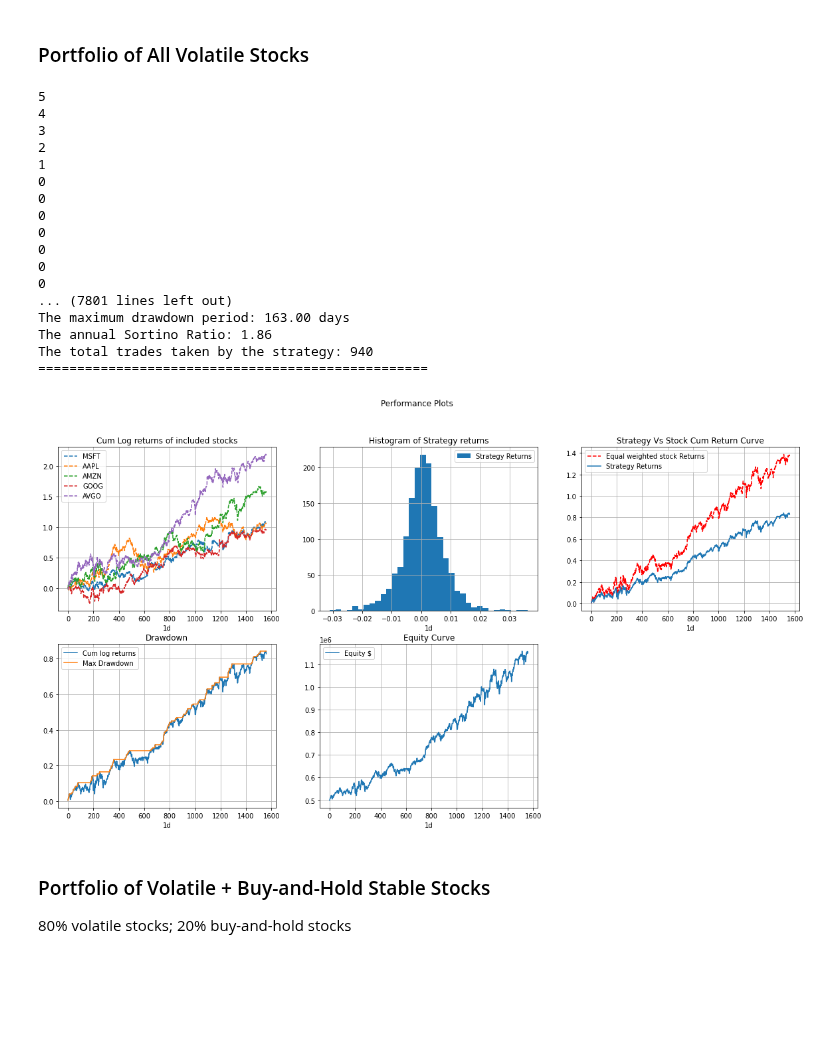
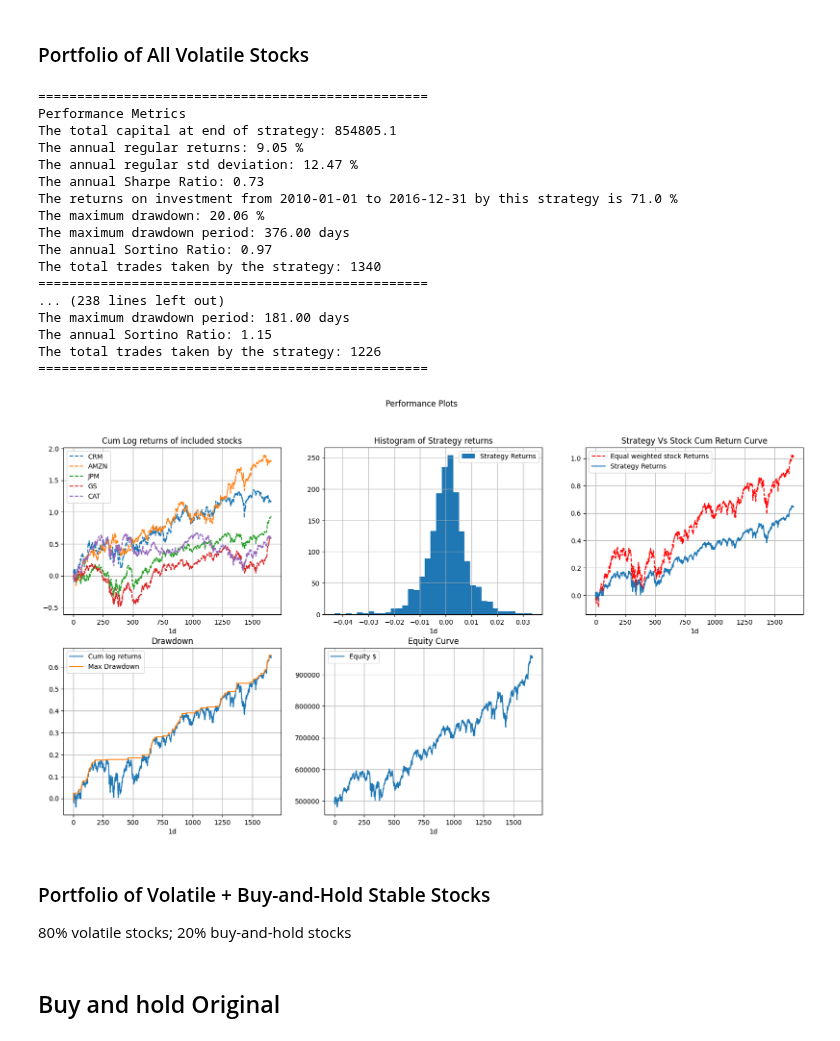
Before and after one commit to pehper/IS4226, a Jupyter notebook: final_strategy.ipynb, the cells around one changed output. Cells and saved outputs as stored; diff of their text form; code cells hidden in the pictures; blank space fills up the shorter version.

Commit message:
Split into tuned and untuned
Buy and hold randomCV seems off (return %)

```diff
--- a/final_strategy.ipynb
+++ b/final_strategy.ipynb
@@ -20,0 +23,26 @@ from itertools import product
+# %%
+import yfinance as yf
+import numpy as np
+
+# Define the date range covering both training and testing periods
+start_date = "2010-01-01"
+end_date = "2019-12-31"
+
+# List of stocks to analyze
+trading_stocks = ['CRM', 'AMZN', 'JPM', 'GS', 'CAT']
+
+# Function to calculate average log returns over the entire period
+def calculate_average_log_return(stock, start_date, end_date):
+    data = yf.download(stock, start=start_date, end=end_date)['Adj Close']
+    log_returns = np.log(data / data.shift(1)).dropna()
+    avg_log_return = log_returns.mean()
+    return avg_log_return
+
+# Calculate average log return for each stock
+avg_log_returns = {stock: calculate_average_log_return(stock, start_date, end_date) for stock in trading_stocks}
+
+# Identify the best stock to hold (highest average log return)
+best_stock_to_hold = max(avg_log_returns, key=avg_log_returns.get)
+
+# Output the best stock to hold
+print(f"The best stock to hold (HODL) is: {best_stock_to_hold}")
@@ -542,19 +928,19 @@ class All_volatile(Common_Class):
         curr_atr = self.all_data['{}'.format(stock)]['ATR'].iloc[bar]
         date, price = self.return_date_price(bar, stock)
         num_of_stocks_with_no_position = sum(1 for value in self.position.values() if value == 0)
-        print(num_of_stocks_with_no_position)
+        #print(num_of_stocks_with_no_position)
         if num_of_stocks_with_no_position != 0:
           amount_to_trade = self.capital / num_of_stocks_with_no_position
         else:
           amount_to_trade = self.capital / len(self.position)
 
         if self.position['{}'.format(stock)] == 1:
-          if price >= tp or price <= sl: # check if price > take profit or < stop loss
+          if price >= tp or price <= sl: # check if price >= take profit or <= stop loss
             self.sell_order(bar,stock, quantity = self.quantity['{}'.format(stock)]) # clear order
             self.position['{}'.format(stock)] = 0 # reduce position to 0
 
         if self.position['{}'.format(stock)] == -1:
-          if price <= tp or price >= sl: # check if price < take profit or > stop loss
+          if price <= tp or price >= sl: # check if price <= take profit or >= stop loss
             self.buy_order(bar,stock, quantity = -self.quantity['{}'.format(stock)]) # clear order
             self.position['{}'.format(stock)] = 0 # reduce position to 0
 
@@ -695,7 +1081,7 @@ if __name__ == "__main__":
     testing_start = "2017-01-01"
     testing_end = "2019-12-31"
 
-    trading_stocks = ['MSFT', 'AAPL', 'AMZN', 'GOOG', 'AVGO']
+    trading_stocks = ['CRM', 'AMZN', 'JPM', 'GS', 'CAT']
     hodl_stocks = []
 
     # Create an instance of the strategy class
@@ -705,55 +1091,57 @@ if __name__ == "__main__":
     param_grid = {
       'ema_window': [100, 150, 200],
       'bb_window': [15, 20, 25],
       'bb_dev': [1, 1.5, 2, 3],
       'atr_window': [10, 14, 20],
       'sl_multiplier': [1, 2, 3],
       'tp_multiplier': [1, 2, 3]
     }
 
     # Perform randomized CV search to find the optimal parameter set
     best_params = A.randomized_cv_search(param_grid, n_iter=20)
 
     # # Perform grid search to find the optimal parameter set
     # best_params = A.grid_search(param_grid)
 
     # Run the strategy with the best parameters found
     A.run_strategy(
         best_params['ema_window'],
         best_params['bb_window'],
         best_params['bb_dev'],
         best_params['atr_window'],
         best_params['sl_multiplier'],
         best_params['tp_multiplier']
     )
 
     # Evaluate performance with the best parameters
     A.performance()
     A.performance_plots()
 # %% [output]
-5
-4
-3
-2
-1
-0
-0
-0
-0
-0
-0
-0
-... (7801 lines left out)
-The maximum drawdown period: 163.00 days
-The annual Sortino Ratio: 1.86
-The total trades taken by the strategy: 940
 ==================================================
+Performance Metrics
+The total capital at end of strategy: 854805.1
+The annual regular returns: 9.05 %
+The annual regular std deviation: 12.47 %
+The annual Sharpe Ratio: 0.73
+The returns on investment from 2010-01-01 to 2016-12-31 by this strategy is 71.0 %
+The maximum drawdown: 20.06 %
+The maximum drawdown period: 376.00 days
+The annual Sortino Ratio: 0.97
+The total trades taken by the strategy: 1340
+==================================================
+... (238 lines left out)
+The maximum drawdown period: 181.00 days
+The annual Sortino Ratio: 1.15
+The total trades taken by the strategy: 1226
+==================================================
-[figure, old version]
+[figure, new version]
 # %% [markdown]
 ### Portfolio of Volatile + Buy-and-Hold Stable Stocks
 
 80% volatile stocks;
 20% buy-and-hold stocks
+# %% [markdown]
+## Buy and hold Original
 # %%
 class All_volatile_with_hodl(Common_Class):
 
```
Also changed, not shown: parts of 7 cells of this notebook.
